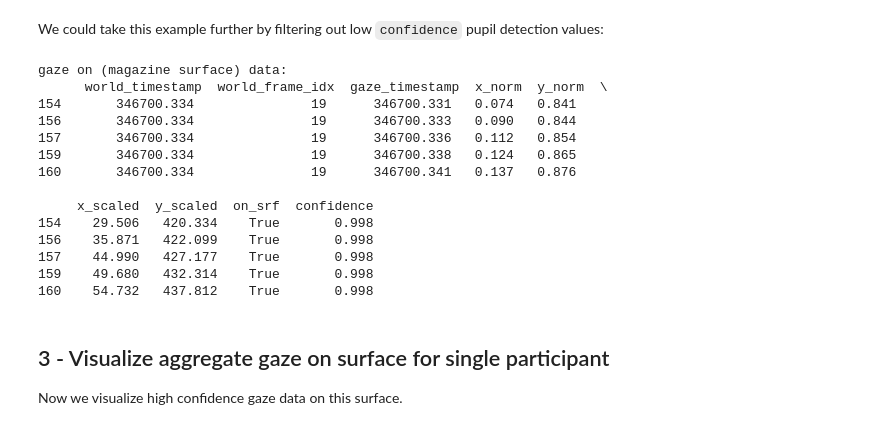
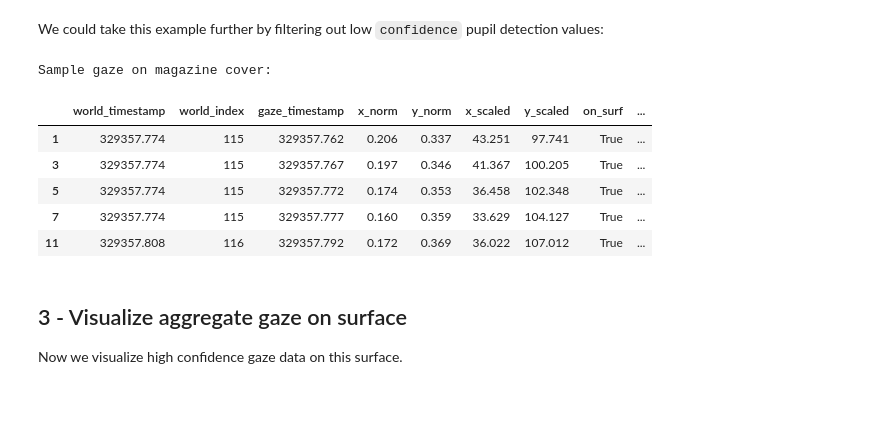
Before and after one commit to pupil-labs/pupil-tutorials, a Jupyter notebook: 02_load_exported_surfaces_and_visualize_aggregate_heatmap.ipynb, the cells around one changed output. Drawn from its saved outputs; the diff is of its cells as text; code cells hidden in the pictures; blank space fills up the shorter version.

```diff
--- a/02_load_exported_surfaces_and_visualize_aggregate_heatmap.ipynb
+++ b/02_load_exported_surfaces_and_visualize_aggregate_heatmap.ipynb
@@ -84,28 +90,21 @@ gaze on (magazine surface) data:
 # %% [markdown]
 We could take this example further by filtering out low `confidence` pupil detection values:
 # %%
-gaze_on_srf = surface_pd_frame[(surface_pd_frame.on_srf == True) & (surface_pd_frame.confidence > 0.8)]
+gaze_on_surf = surface_df[(surface_df.on_surf == True) & (surface_df.confidence > 0.8)]
 pd.options.display.float_format = '{:.3f}'.format
 
-headers = surface_pd_frame.columns
-print("gaze on (magazine surface) data:\n {}".format(gaze_on_srf[headers][:5]))
+print("Sample gaze on magazine cover:")
+gaze_on_surf.head(5)
 # %% [output]
-gaze on (magazine surface) data:
-      world_timestamp  world_frame_idx  gaze_timestamp  x_norm  y_norm  \
-154       346700.334               19      346700.331   0.074   0.841
-156       346700.334               19      346700.333   0.090   0.844
-157       346700.334               19      346700.336   0.112   0.854
-159       346700.334               19      346700.338   0.124   0.865
-160       346700.334               19      346700.341   0.137   0.876
-
-     x_scaled  y_scaled  on_srf  confidence
-154    29.506   420.334    True       0.998
-156    35.871   422.099    True       0.998
-157    44.990   427.177    True       0.998
-159    49.680   432.314    True       0.998
-160    54.732   437.812    True       0.998
+Sample gaze on magazine cover:
+|  | world_timestamp | world_index | gaze_timestamp | x_norm | y_norm | x_scaled | y_scaled | on_surf | ... |
+| 1 | 329357.774 | 115 | 329357.762 | 0.206 | 0.337 | 43.251 | 97.741 | True | ... |
+| 3 | 329357.774 | 115 | 329357.767 | 0.197 | 0.346 | 41.367 | 100.205 | True | ... |
+| 5 | 329357.774 | 115 | 329357.772 | 0.174 | 0.353 | 36.458 | 102.348 | True | ... |
+| 7 | 329357.774 | 115 | 329357.777 | 0.160 | 0.359 | 33.629 | 104.127 | True | ... |
+| 11 | 329357.808 | 116 | 329357.792 | 0.172 | 0.369 | 36.022 | 107.012 | True | ... |
 # %% [markdown]
-## 3 - Visualize aggregate gaze on surface for single participant
+## 3 - Visualize aggregate gaze on surface
 
 Now we visualize high confidence gaze data on this surface.
 # %%
```
Also changed, not shown: parts of 13 cells of this notebook, 8 other files.
